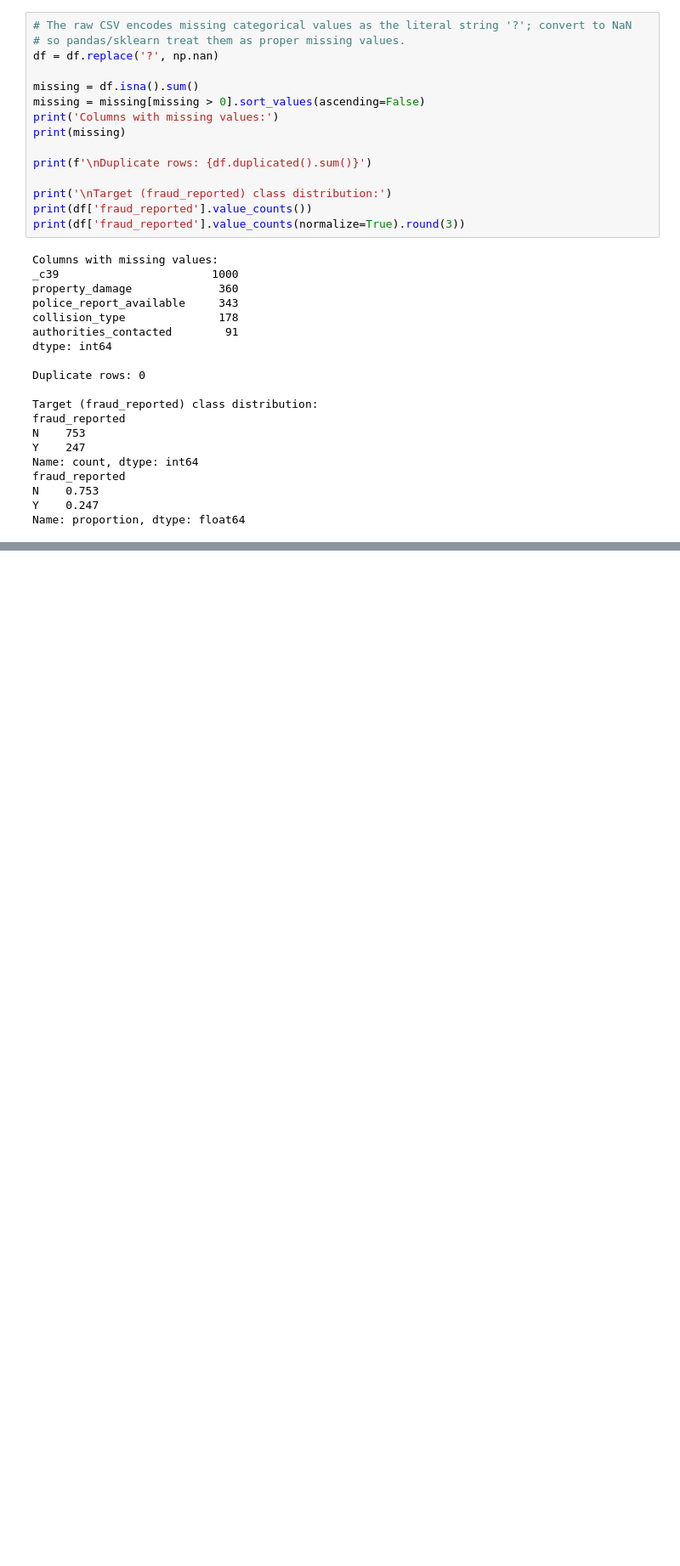
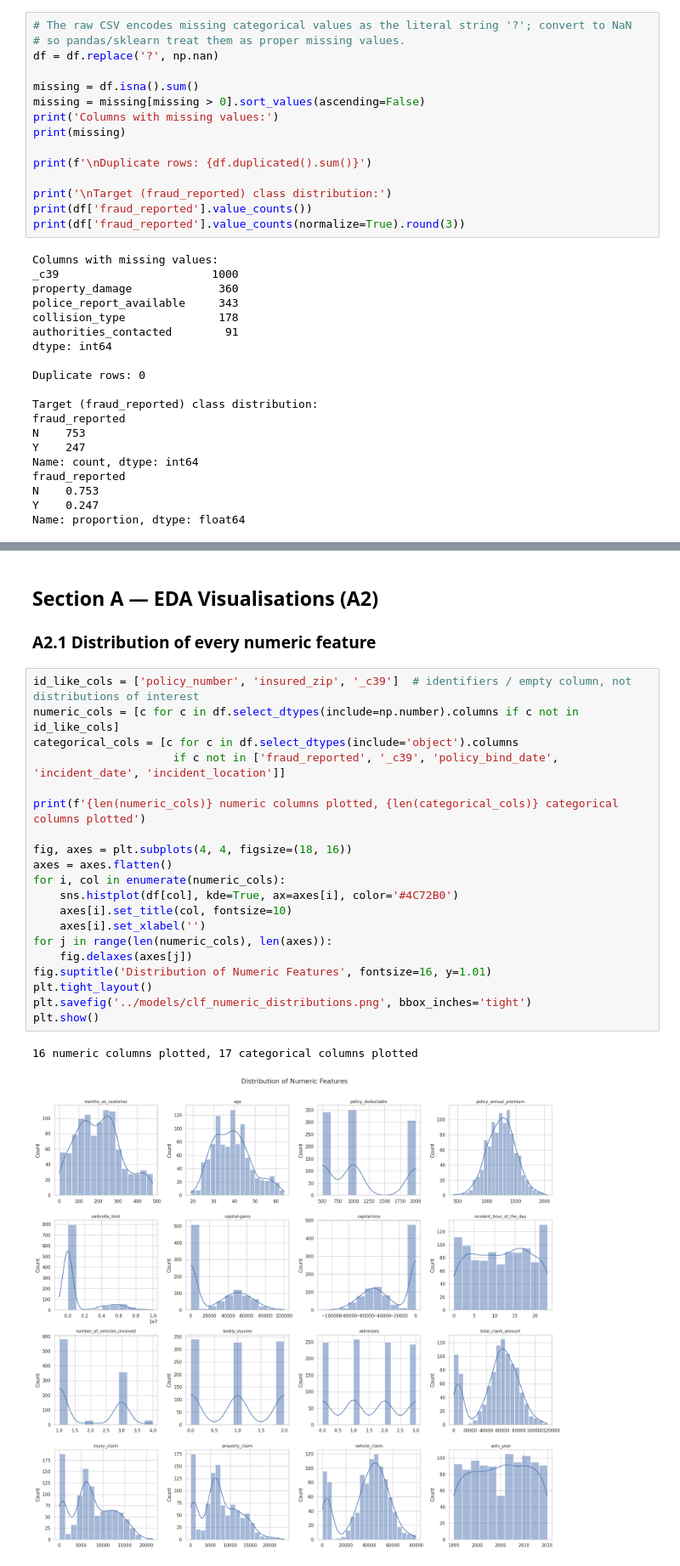
Before and after one commit to GVR2007/AI-risk-analysis, a Jupyter notebook: notebooks/classification.ipynb, the cells around one changed output, grey strips where cells are left out. Shown at 85% size. Saved outputs shown, nothing was run; the diff lists cells and outputs as text; blank space fills up the shorter version.

```diff
--- a/notebooks/classification.ipynb
+++ b/notebooks/classification.ipynb
@@ -109,0 +112,27 @@ Name: proportion, dtype: float64
+# %% [markdown]
+## Section A — EDA Visualisations (A2)
+
+### A2.1 Distribution of every numeric feature
+# %%
+id_like_cols = ['policy_number', 'insured_zip', '_c39']  # identifiers / empty column, not distributions of interest
+numeric_cols = [c for c in df.select_dtypes(include=np.number).columns if c not in id_like_cols]
+categorical_cols = [c for c in df.select_dtypes(include='object').columns
+                     if c not in ['fraud_reported', '_c39', 'policy_bind_date', 'incident_date', 'incident_location']]
+
+print(f'{len(numeric_cols)} numeric columns plotted, {len(categorical_cols)} categorical columns plotted')
+
+fig, axes = plt.subplots(4, 4, figsize=(18, 16))
+axes = axes.flatten()
+for i, col in enumerate(numeric_cols):
+    sns.histplot(df[col], kde=True, ax=axes[i], color='#4C72B0')
+    axes[i].set_title(col, fontsize=10)
+    axes[i].set_xlabel('')
+for j in range(len(numeric_cols), len(axes)):
+    fig.delaxes(axes[j])
+fig.suptitle('Distribution of Numeric Features', fontsize=16, y=1.01)
+plt.tight_layout()
+plt.savefig('../models/clf_numeric_distributions.png', bbox_inches='tight')
+plt.show()
+# %% [output]
+16 numeric columns plotted, 17 categorical columns plotted
+[figure, added]
```
Also changed, not shown: parts of 3 cells of this notebook.
